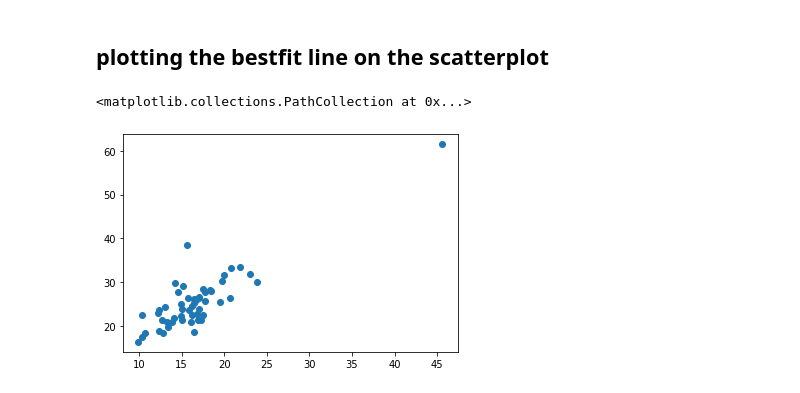
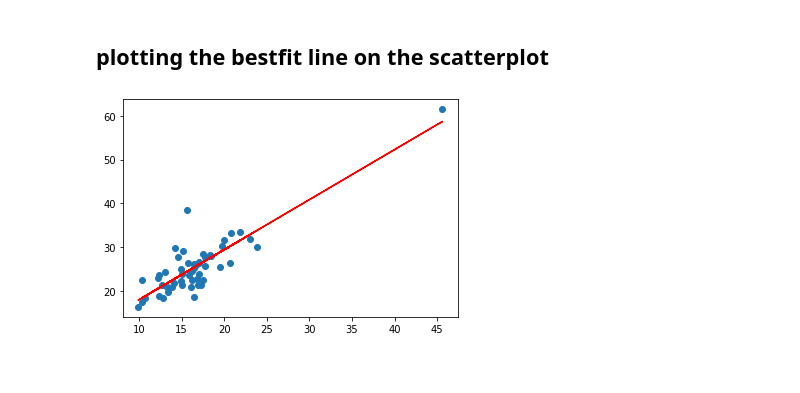
Before and after one commit to imagineLife/data-cleaner, a Jupyter notebook: LinearRegression.ipynb, the cells around one changed output. Saved outputs shown, nothing was run; the diff lists cells and outputs as text; code cells hidden in the pictures.

Commit message:
more plot

```diff
--- a/LinearRegression.ipynb
+++ b/LinearRegression.ipynb
@@ -164,18 +164,18 @@ print(str(r_value ** 2))
 # %%
 import matplotlib.pyplot as plt
 
 # takes x value, slope && y-intercept
 def yVal(xVal, slope, int):
     return slope * xVal + int
 
 # using existing data and y = mx+b equation, make best-fit-line y-values
 fitLineYVals = yVal(below_p_18_to_35, slope, intercept)
 
 #plot the scatter again
 plt.scatter(below_p_18_to_35, no_hs_pct)
 
 # superimpose the line, red
-plt.plot()
+plt.plot(below_p_18_to_35, fitLineYVals, c="r")
+plt.show()
 # %% [output]
-<matplotlib.collections.PathCollection at 0x...>
-[figure, old version]
+[figure, new version]
```
